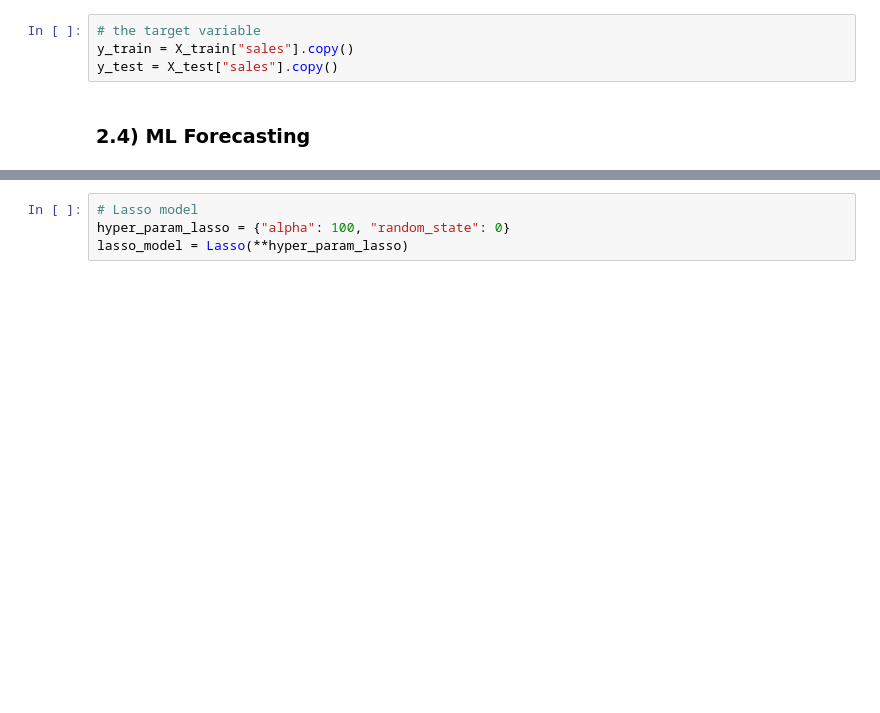
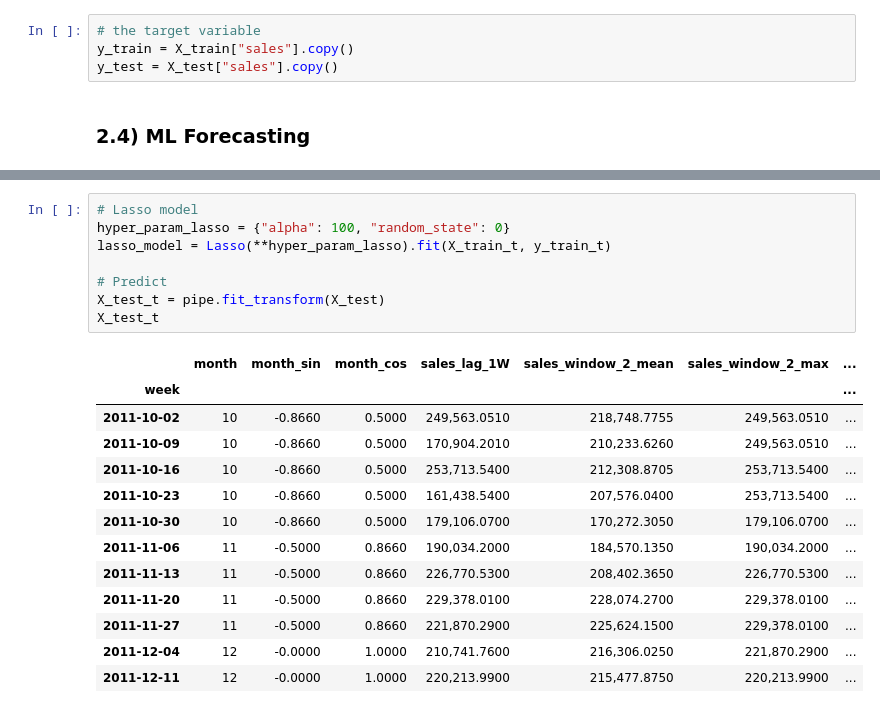
Before and after one commit to razielar/feature_engineering_ts_forecasting, a Jupyter notebook: 02_challenges_feature_engineering/forecast_feature_engineering_pipeline.ipynb, the cells around one changed output, grey strips where cells are left out. Saved outputs shown, nothing was run; the diff lists cells and outputs as text; blank space fills up the shorter version.

```diff
--- a/02_challenges_feature_engineering/forecast_feature_engineering_pipeline.ipynb
+++ b/02_challenges_feature_engineering/forecast_feature_engineering_pipeline.ipynb
@@ -354,4 +193,22 @@ assert len(X_train_t) == len(y_train_t)
 # %%
 # Lasso model
 hyper_param_lasso = {"alpha": 100, "random_state": 0}
-lasso_model = Lasso(**hyper_param_lasso)
+lasso_model = Lasso(**hyper_param_lasso).fit(X_train_t, y_train_t)
+
+# Predict
+X_test_t = pipe.fit_transform(X_test)
+X_test_t
+# %% [output]
+|  | month | month_sin | month_cos | sales_lag_1W | sales_window_2_mean | sales_window_2_max | ... |
+| week |  |  |  |  |  |  | ... |
+| 2011-10-02 | 10 | -0.8660 | 0.5000 | 249,563.0510 | 218,748.7755 | 249,563.0510 | ... |
+| 2011-10-09 | 10 | -0.8660 | 0.5000 | 170,904.2010 | 210,233.6260 | 249,563.0510 | ... |
+| 2011-10-16 | 10 | -0.8660 | 0.5000 | 253,713.5400 | 212,308.8705 | 253,713.5400 | ... |
+| 2011-10-23 | 10 | -0.8660 | 0.5000 | 161,438.5400 | 207,576.0400 | 253,713.5400 | ... |
+| 2011-10-30 | 10 | -0.8660 | 0.5000 | 179,106.0700 | 170,272.3050 | 179,106.0700 | ... |
+| 2011-11-06 | 11 | -0.5000 | 0.8660 | 190,034.2000 | 184,570.1350 | 190,034.2000 | ... |
+| 2011-11-13 | 11 | -0.5000 | 0.8660 | 226,770.5300 | 208,402.3650 | 226,770.5300 | ... |
+| 2011-11-20 | 11 | -0.5000 | 0.8660 | 229,378.0100 | 228,074.2700 | 229,378.0100 | ... |
+| 2011-11-27 | 11 | -0.5000 | 0.8660 | 221,870.2900 | 225,624.1500 | 229,378.0100 | ... |
+| 2011-12-04 | 12 | -0.0000 | 1.0000 | 210,741.7600 | 216,306.0250 | 221,870.2900 | ... |
+| 2011-12-11 | 12 | -0.0000 | 1.0000 | 220,213.9900 | 215,477.8750 | 220,213.9900 | ... |
```
Also changed, not shown: parts of 15 cells of this notebook.
